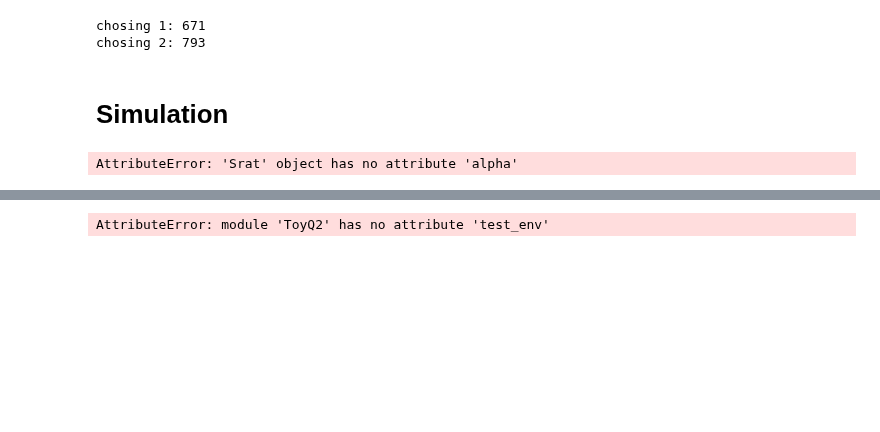
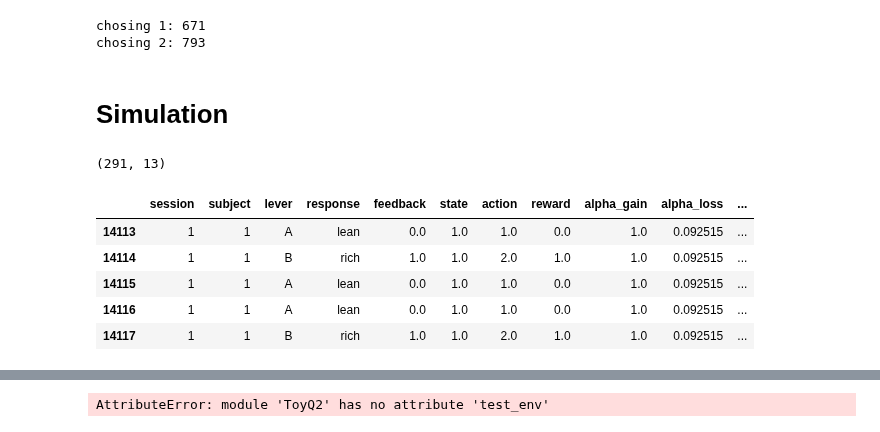
Before and after one commit to Maylibooyah69/RewardReversalPorject, a Jupyter notebook: Data_processing.ipynb, the cells around one changed output, grey strips where cells are left out. Drawn from its saved outputs; the diff is of its cells as text; code cells hidden in the pictures; blank space fills up the shorter version.

```diff
--- a/Data_processing.ipynb
+++ b/Data_processing.ipynb
@@ -60,0 +106,4 @@ class Srat(ToyQ2.SQFSrat):
+# %%
+epoched_df[1]['1'].shape
+# %% [output]
+(291, 13)
@@ -61,6 +118,13 @@ class Srat(ToyQ2.SQFSrat):
+# %%
+epoched_df[1]['1'].head()
+# %% [output]
+|  | session | subject | lever | response | feedback | state | action | reward | alpha_gain | alpha_loss | ... |
+| 14113 | 1 | 1 | A | lean | 0.0 | 1.0 | 1.0 | 0.0 | 1.0 | 0.092515 | ... |
+| 14114 | 1 | 1 | B | rich | 1.0 | 1.0 | 2.0 | 1.0 | 1.0 | 0.092515 | ... |
+| 14115 | 1 | 1 | A | lean | 0.0 | 1.0 | 1.0 | 0.0 | 1.0 | 0.092515 | ... |
+| 14116 | 1 | 1 | A | lean | 0.0 | 1.0 | 1.0 | 0.0 | 1.0 | 0.092515 | ... |
+| 14117 | 1 | 1 | B | rich | 1.0 | 1.0 | 2.0 | 1.0 | 1.0 | 0.092515 | ... |
 # %%
-env=ToyQ2.toyQ_2choice()
-srat=Srat(env,alphaF=0.2,alphaS=0.1,beta=4,gamma=0)
-ToyQ2.train_rat(env,srat,300)
+env=RL_env(epoched_df[1]['1'])
+srat=Srat(epoched_df[1]['1'],alphaF=0.092515,alphaS=1.0,beta=0.742804,gamma=0)
+env,srat=ToyQ2.train_rat(env,srat,291)
-# %% [output]
-AttributeError: 'Srat' object has no attribute 'alpha'
```
Also changed, not shown: parts of 8 cells of this notebook, 1 other file.
